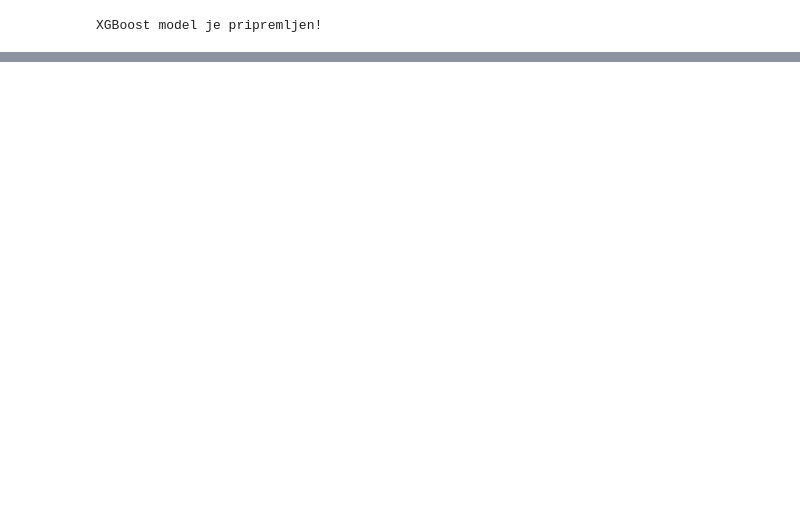
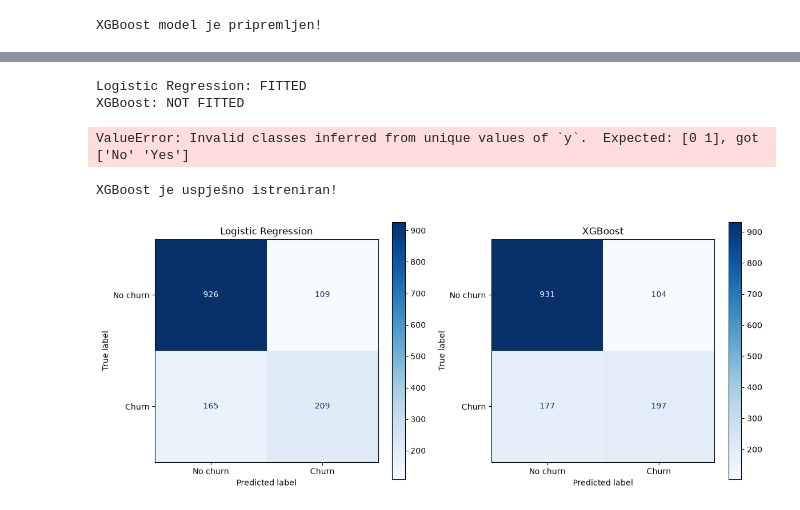
Before and after one commit to irhadTTT/RetentionIQ, a Jupyter notebook: notebooks/01_exploration.ipynb, the cells around one changed output, grey strips where cells are left out. Drawn from its saved outputs; the diff is of its cells as text; code cells hidden in the pictures; blank space fills up the shorter version.

Commit message:
Add model evaluation dashboard

```diff
--- a/notebooks/01_exploration.ipynb
+++ b/notebooks/01_exploration.ipynb
@@ -1578,0 +1525,78 @@ Model saved: C:\Users\irhad\RetentionIQ\models\xgboost_model_shap.joblib
+# %%
+from sklearn.utils.validation import check_is_fitted
+
+for name, fitted_model in {
+    "Logistic Regression": model,
+    "XGBoost": xgb_model
+}.items():
+    try:
+        check_is_fitted(fitted_model)
+        print(f"{name}: FITTED")
+    except Exception:
+        print(f"{name}: NOT FITTED")
+# %% [output]
+Logistic Regression: FITTED
+XGBoost: NOT FITTED
+# %%
+xgb_model.fit(X_train, y_train)
+# %% [output]
+ValueError: Invalid classes inferred from unique values of `y`.  Expected: [0 1], got ['No' 'Yes']
+# %%
+from sklearn.base import clone
+from xgboost import XGBClassifier
+from sklearn.pipeline import Pipeline
+
+# Pretvaramo ciljnu varijablu: No = 0, Yes = 1
+y_train_xgb = (y_train == "Yes").astype(int)
+y_test_xgb = (y_test == "Yes").astype(int)
+
+# Kreiramo novi XGBoost pipeline sa svježim preprocessorom
+xgb_model = Pipeline(
+    steps=[
+        ("preprocessor", clone(preprocessor)),
+        ("classifier", XGBClassifier(
+            n_estimators=300,
+            max_depth=4,
+            learning_rate=0.05,
+            random_state=42,
+            eval_metric="logloss"
+        ))
+    ]
+)
+
+xgb_model.fit(X_train, y_train_xgb)
+
+print("XGBoost je uspješno istreniran!")
+# %% [output]
+XGBoost je uspješno istreniran!
+# %%
+
+import matplotlib.pyplot as plt
+from sklearn.metrics import ConfusionMatrixDisplay
+
+fig, axes = plt.subplots(1, 2, figsize=(12, 5))
+
+ConfusionMatrixDisplay.from_predictions(
+    y_test,
+    y_pred_lr,
+    labels=["No", "Yes"],
+    display_labels=["No churn", "Churn"],
+    ax=axes[0],
+    cmap="Blues"
+)
+axes[0].set_title("Logistic Regression")
+
+ConfusionMatrixDisplay.from_predictions(
+    y_test_xgb,
+    y_pred_xgb,
+    labels=[0, 1],
+    display_labels=["No churn", "Churn"],
+    ax=axes[1],
+    cmap="Blues"
+)
+axes[1].set_title("XGBoost")
+
+plt.tight_layout()
+plt.show()
+# %% [output]
+[figure, added]
```
Also changed, not shown: parts of 27 cells of this notebook, 8 other files.
